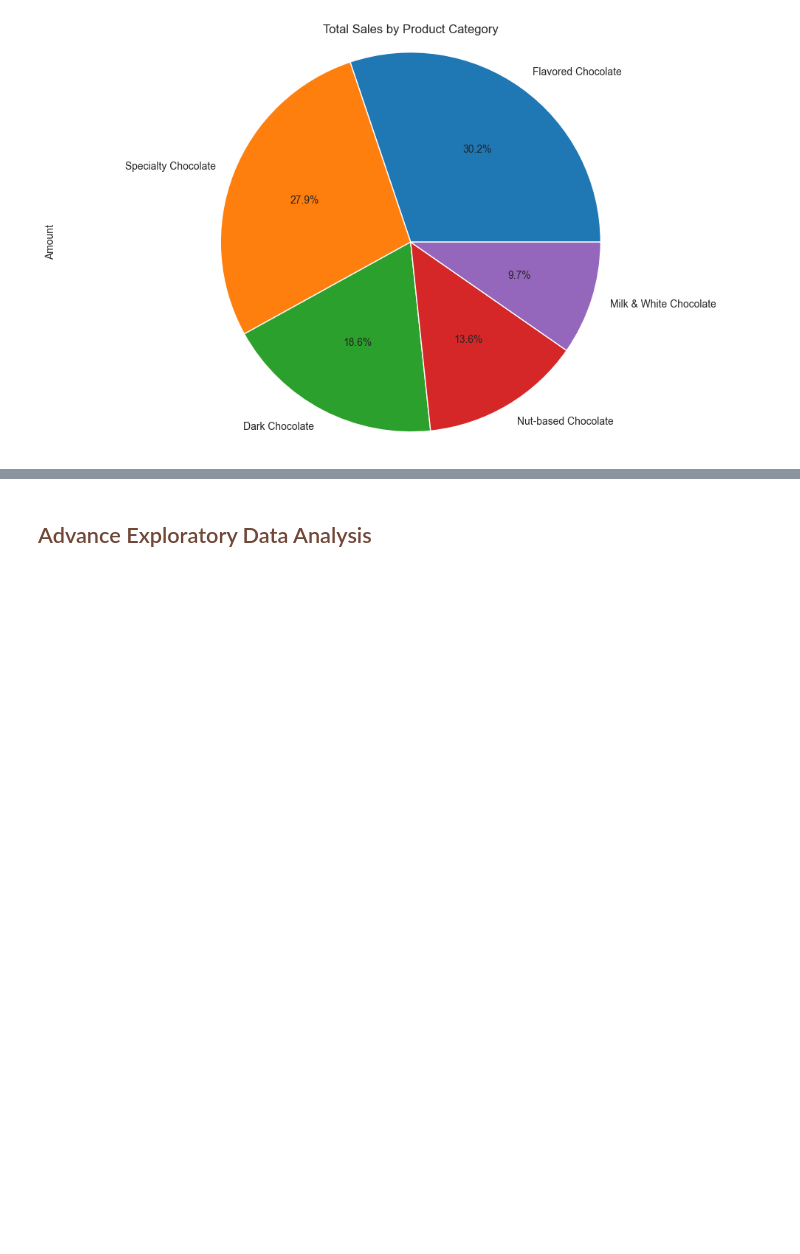
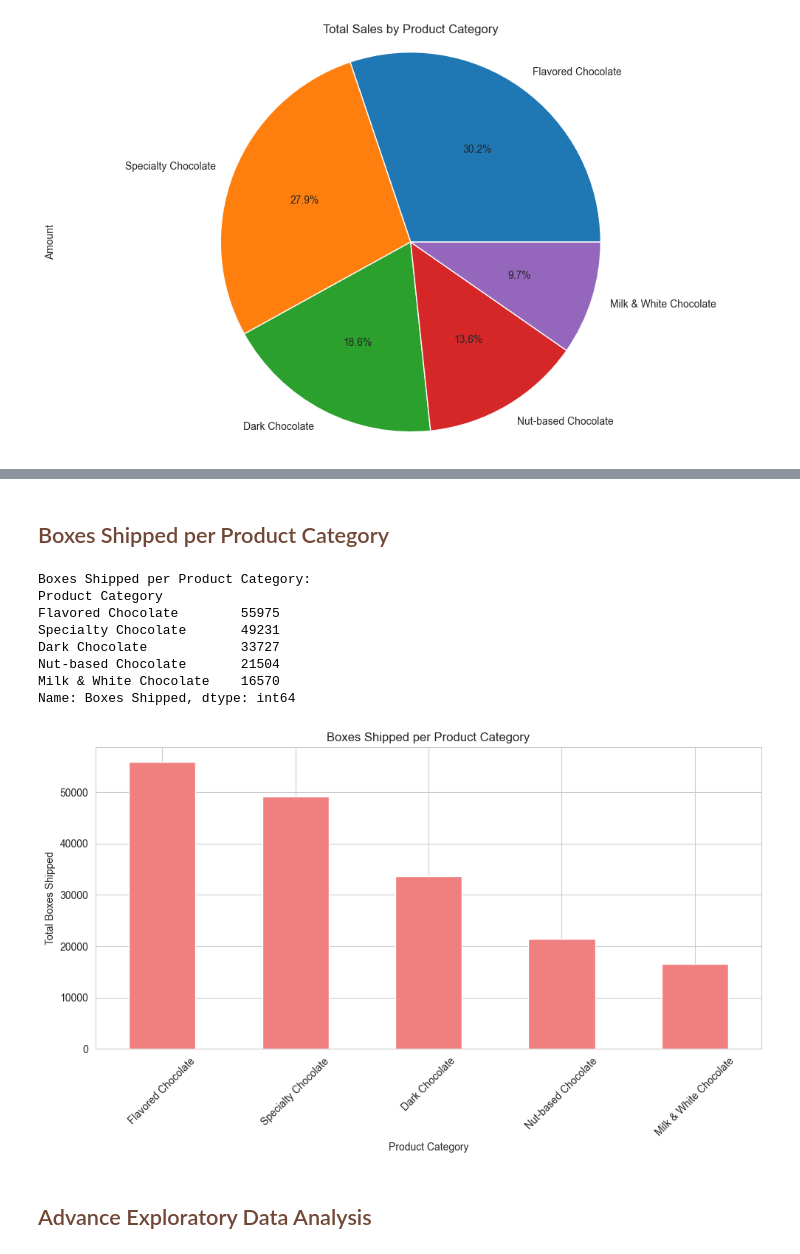
Before and after one commit to seldasen/Chocolate-Sales-Analysis, a Jupyter notebook: jupyter_notebooks/2. Sales Data Analysis.ipynb, the cells around one changed output, grey strips where cells are left out. Saved outputs shown, nothing was run; the diff lists cells and outputs as text; code cells hidden in the pictures; blank space fills up the shorter version.

```diff
--- a/jupyter_notebooks/2. Sales Data Analysis.ipynb
+++ b/jupyter_notebooks/2. Sales Data Analysis.ipynb
@@ -338,2 +249,29 @@ memory usage: 85.6+ KB
+# %% [markdown]
+<h2 style= 'color:#714737;' > Boxes Shipped per Product Category</h2>
+# %%
+# Boxes Shipped per Product Category
+boxes_per_category = df.groupby('Product Category')['Boxes Shipped'].sum().sort_values(ascending=False)
+print("\nBoxes Shipped per Product Category:")
+print(boxes_per_category)
+
+# Plot Boxes Shipped per Product Category
+plt.figure(figsize=(10, 6))
+boxes_per_category.plot(kind='bar', color='lightcoral')
+plt.title('Boxes Shipped per Product Category')
+plt.xlabel('Product Category')
+plt.ylabel('Total Boxes Shipped')
+plt.xticks(rotation=45)
+plt.tight_layout()
+plt.show()
+# %% [output]
+Boxes Shipped per Product Category:
+Product Category
+Flavored Chocolate        55975
+Specialty Chocolate       49231
+Dark Chocolate            33727
+Nut-based Chocolate       21504
+Milk & White Chocolate    16570
+Name: Boxes Shipped, dtype: int64
+[figure, added]
 # %% [markdown]
 <h2 style='color:#714737;'> Advance Exploratory Data Analysis</h2>
```
Also changed, not shown: parts of 42 cells of this notebook.
